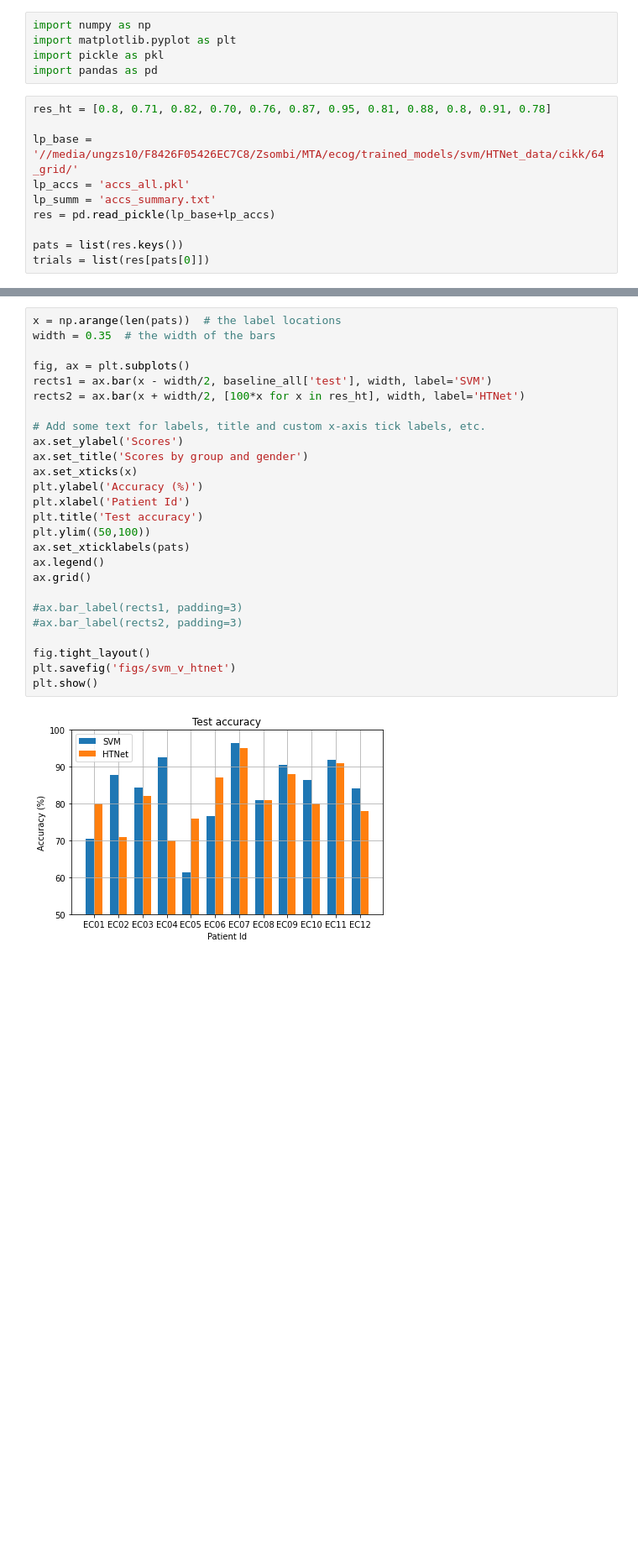
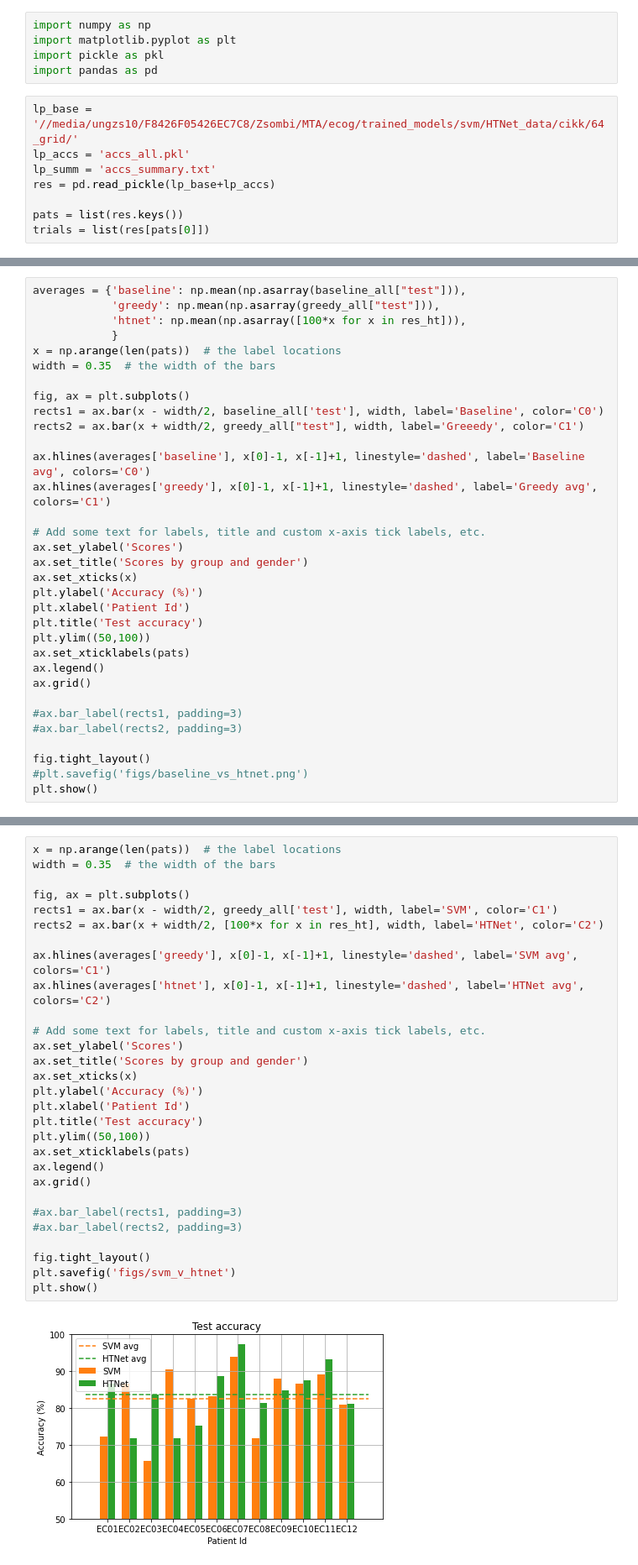
Before and after one commit to ungzs1/ecog_decoder, a Jupyter notebook: analysis/move_vs_rest/inspect_results.ipynb, the cells around one changed output, grey strips where cells are left out. Shown: that part at 84% size. Drawn from its saved outputs; the diff is of its cells as text; blank space fills up the shorter version.

Commit message:
htnet adat helyesre javítása -- nem minden ábra

```diff
--- a/analysis/move_vs_rest/inspect_results.ipynb
+++ b/analysis/move_vs_rest/inspect_results.ipynb
@@ -4,8 +4,6 @@ import matplotlib.pyplot as plt
 import pickle as pkl
 import pandas as pd
 # %%
-res_ht = [0.8, 0.71, 0.82, 0.70, 0.76, 0.87, 0.95, 0.81, 0.88, 0.8, 0.91, 0.78]
-
 lp_base = '//media/ungzs10/F8426F05426EC7C8/Zsombi/MTA/ecog/trained_models/svm/HTNet_data/cikk/64_grid/'
 lp_accs = 'accs_all.pkl'
 lp_summ = 'accs_summary.txt'
@@ -36,3 +80,36 @@ plt.show()
 # %% [output]
 No handles with labels found to put in legend.
 [figure]
+# %%
+averages = {'baseline': np.mean(np.asarray(baseline_all["test"])),
+            'greedy': np.mean(np.asarray(greedy_all["test"])),
+            'htnet': np.mean(np.asarray([100*x for x in res_ht])),
+            }
+x = np.arange(len(pats))  # the label locations
+width = 0.35  # the width of the bars
+
+fig, ax = plt.subplots()
+rects1 = ax.bar(x - width/2, baseline_all['test'], width, label='Baseline', color='C0')
+rects2 = ax.bar(x + width/2, greedy_all["test"], width, label='Greeedy', color='C1')
+
+ax.hlines(averages['baseline'], x[0]-1, x[-1]+1, linestyle='dashed', label='Baseline avg', colors='C0')
+ax.hlines(averages['greedy'], x[0]-1, x[-1]+1, linestyle='dashed', label='Greedy avg', colors='C1')
+
+# Add some text for labels, title and custom x-axis tick labels, etc.
+ax.set_ylabel('Scores')
+ax.set_title('Scores by group and gender')
+ax.set_xticks(x)
+plt.ylabel('Accuracy (%)')
+plt.xlabel('Patient Id')
+plt.title('Test accuracy')
+plt.ylim((50,100))
+ax.set_xticklabels(pats)
+ax.legend()
+ax.grid()
+
+#ax.bar_label(rects1, padding=3)
+#ax.bar_label(rects2, padding=3)
+
+fig.tight_layout()
+#plt.savefig('figs/baseline_vs_htnet.png')
+plt.show()
@@ -39,31 +133,34 @@ No handles with labels found to put in legend.
 # %%
 x = np.arange(len(pats))  # the label locations
 width = 0.35  # the width of the bars
 
 fig, ax = plt.subplots()
-rects1 = ax.bar(x - width/2, baseline_all['test'], width, label='SVM')
-rects2 = ax.bar(x + width/2, [100*x for x in res_ht], width, label='HTNet')
+rects1 = ax.bar(x - width/2, greedy_all['test'], width, label='SVM', color='C1')
+rects2 = ax.bar(x + width/2, [100*x for x in res_ht], width, label='HTNet', color='C2')
+
+ax.hlines(averages['greedy'], x[0]-1, x[-1]+1, linestyle='dashed', label='SVM avg', colors='C1')
+ax.hlines(averages['htnet'], x[0]-1, x[-1]+1, linestyle='dashed', label='HTNet avg', colors='C2')
 
 # Add some text for labels, title and custom x-axis tick labels, etc.
 ax.set_ylabel('Scores')
 ax.set_title('Scores by group and gender')
 ax.set_xticks(x)
 plt.ylabel('Accuracy (%)')
 plt.xlabel('Patient Id')
 plt.title('Test accuracy')
 plt.ylim((50,100))
 ax.set_xticklabels(pats)
 ax.legend()
 ax.grid()
 
 #ax.bar_label(rects1, padding=3)
 #ax.bar_label(rects2, padding=3)
 
 fig.tight_layout()
 plt.savefig('figs/svm_v_htnet')
 plt.show()
 # %% [output]
-[figure, old version]
+[figure, new version]
 # %%
 def custom_plot(data, title):
     fig = plt.figure(figsize=(8,5))
```
Also changed, not shown: parts of 8 cells of this notebook.
